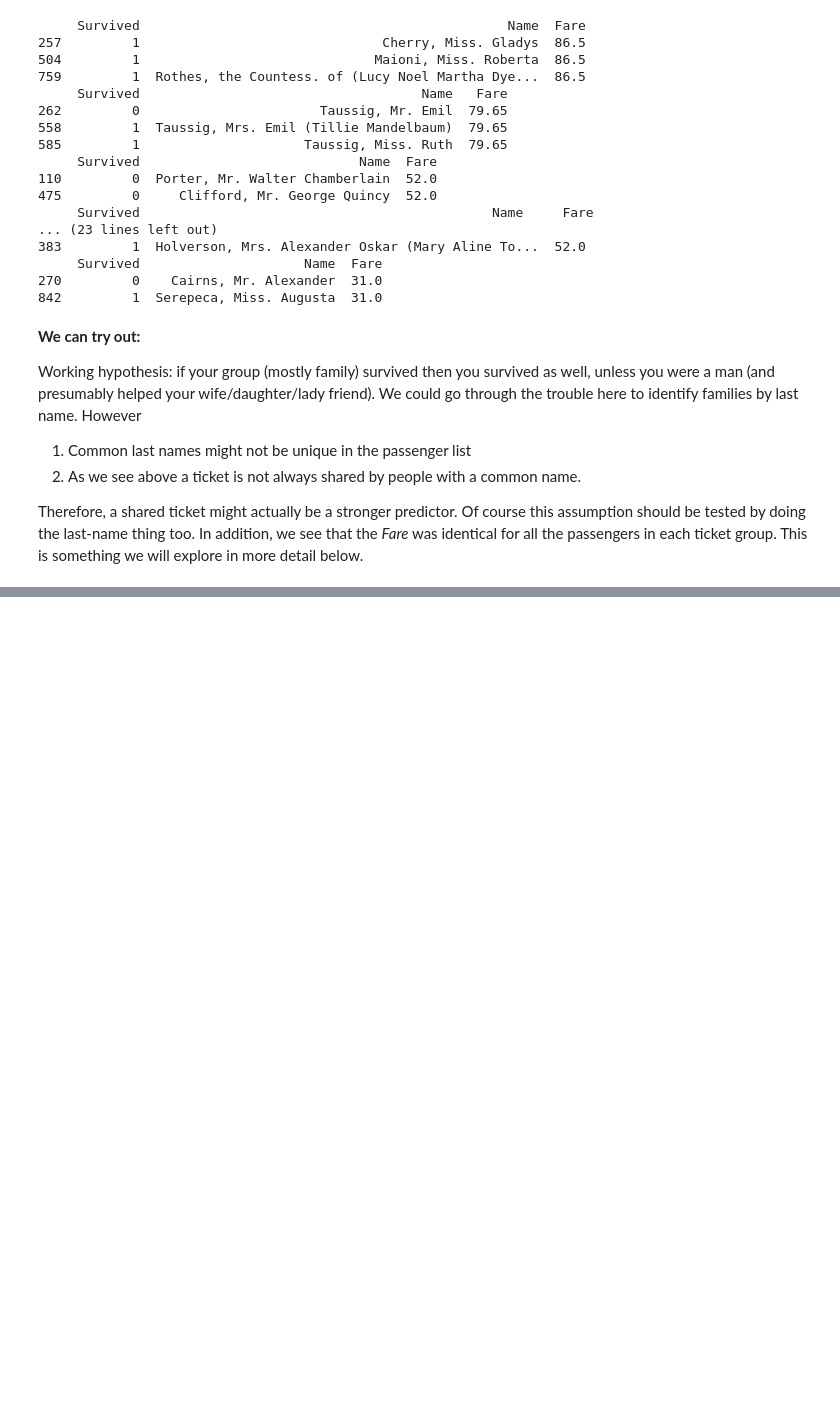
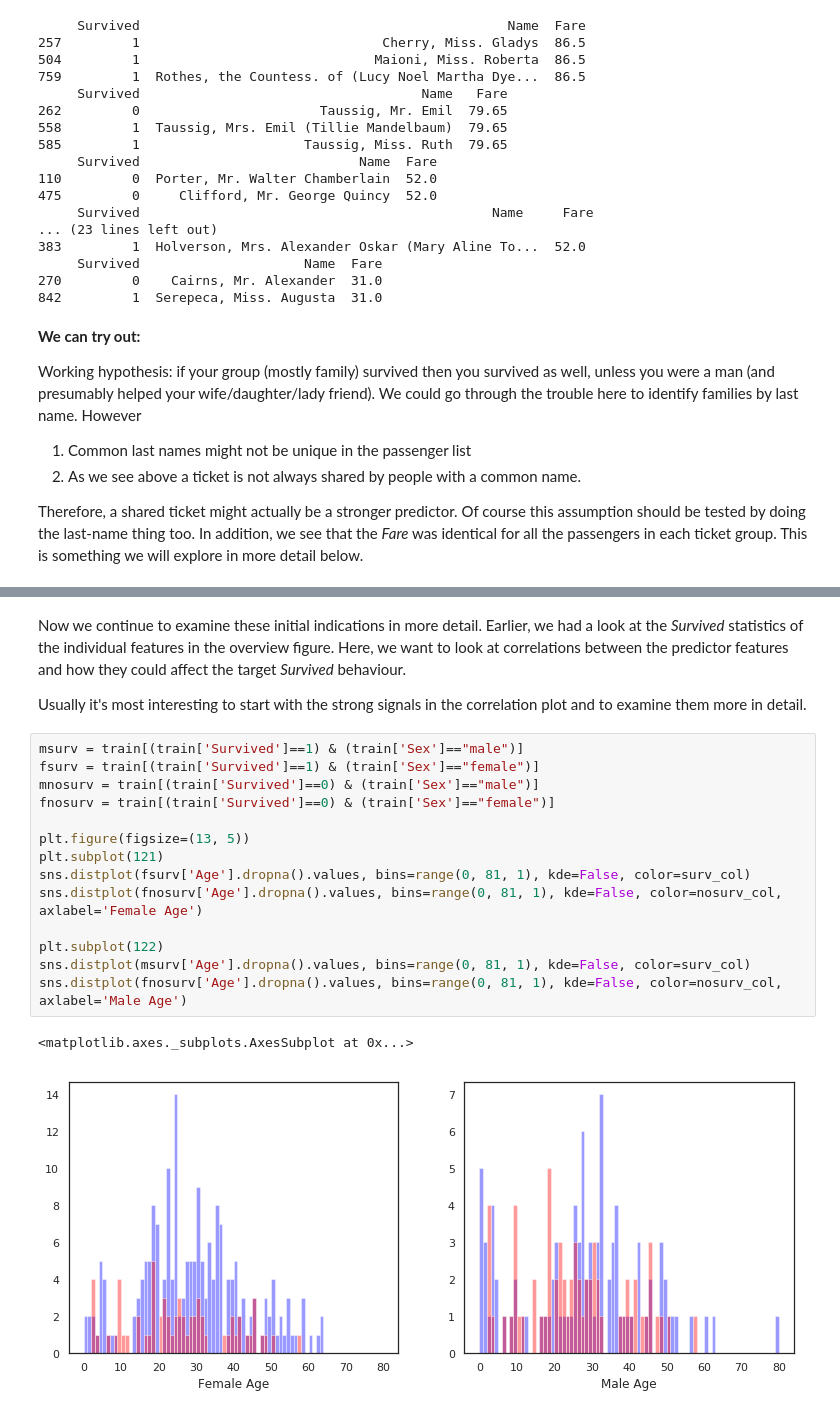
Before and after one commit to nevret-jklee/Kaggle_2019-3rd-ml-month-with-kakr, a Jupyter notebook: 필사적으로 필사하기/Titanic/Pytanic - copy.ipynb, the cells around one changed output, grey strips where cells are left out. Cells and saved outputs as stored; diff of their text form; blank space fills up the shorter version.

```diff
--- a/필사적으로 필사하기/Titanic/Pytanic - copy.ipynb
+++ b/필사적으로 필사하기/Titanic/Pytanic - copy.ipynb
@@ -333,0 +416,21 @@ Therefore, a shared ticket might actually be a stronger predictor. Of course thi
+# %% [markdown]
+Now we continue to examine these initial indications in more detail. Earlier, we had a look at the *Survived* statistics of the individual features in the overview figure. Here, we want to look at correlations between the predictor features and how they could affect the target *Survived* behaviour.
+
+Usually it's most interesting to start with the strong signals in the correlation plot and to examine them more in detail.
+# %%
+msurv = train[(train['Survived']==1) & (train['Sex']=="male")]
+fsurv = train[(train['Survived']==1) & (train['Sex']=="female")]
+mnosurv = train[(train['Survived']==0) & (train['Sex']=="male")]
+fnosurv = train[(train['Survived']==0) & (train['Sex']=="female")]
+
+plt.figure(figsize=(13, 5))
+plt.subplot(121)
+sns.distplot(fsurv['Age'].dropna().values, bins=range(0, 81, 1), kde=False, color=surv_col)
+sns.distplot(fnosurv['Age'].dropna().values, bins=range(0, 81, 1), kde=False, color=nosurv_col, axlabel='Female Age')
+
+plt.subplot(122)
+sns.distplot(msurv['Age'].dropna().values, bins=range(0, 81, 1), kde=False, color=surv_col)
+sns.distplot(fnosurv['Age'].dropna().values, bins=range(0, 81, 1), kde=False, color=nosurv_col, axlabel='Male Age')
+# %% [output]
+<matplotlib.axes._subplots.AxesSubplot at 0x...>
+[figure, added]
```
Also changed, not shown: parts of 47 cells of this notebook.
